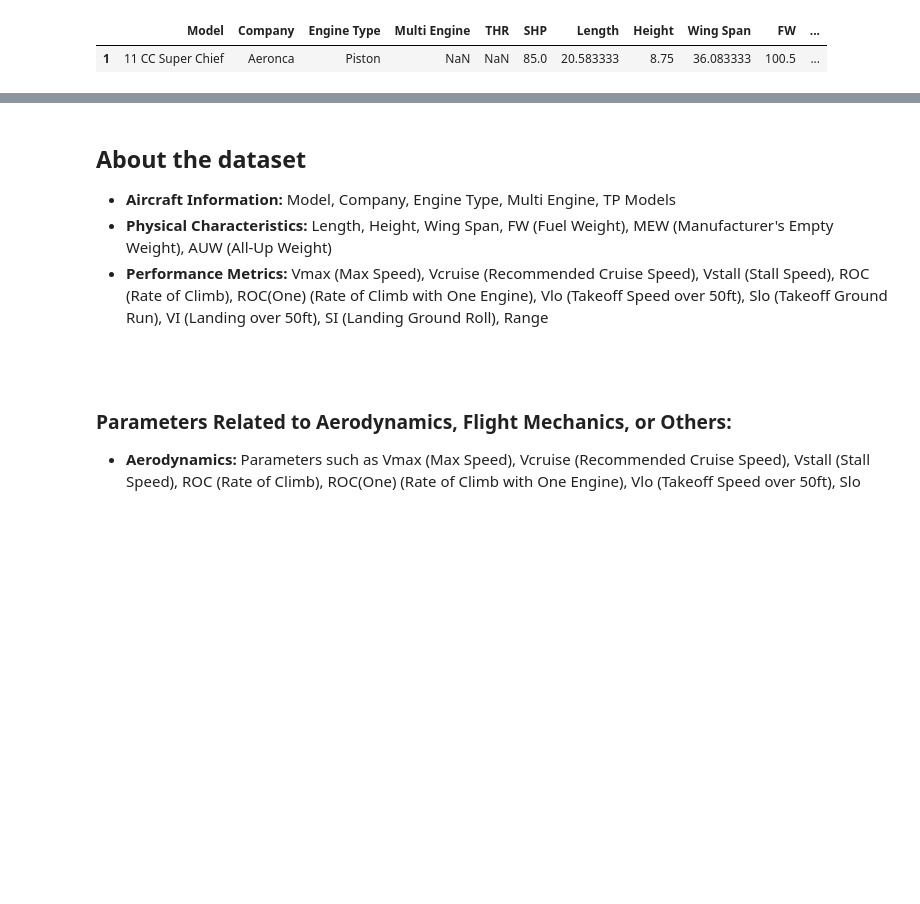
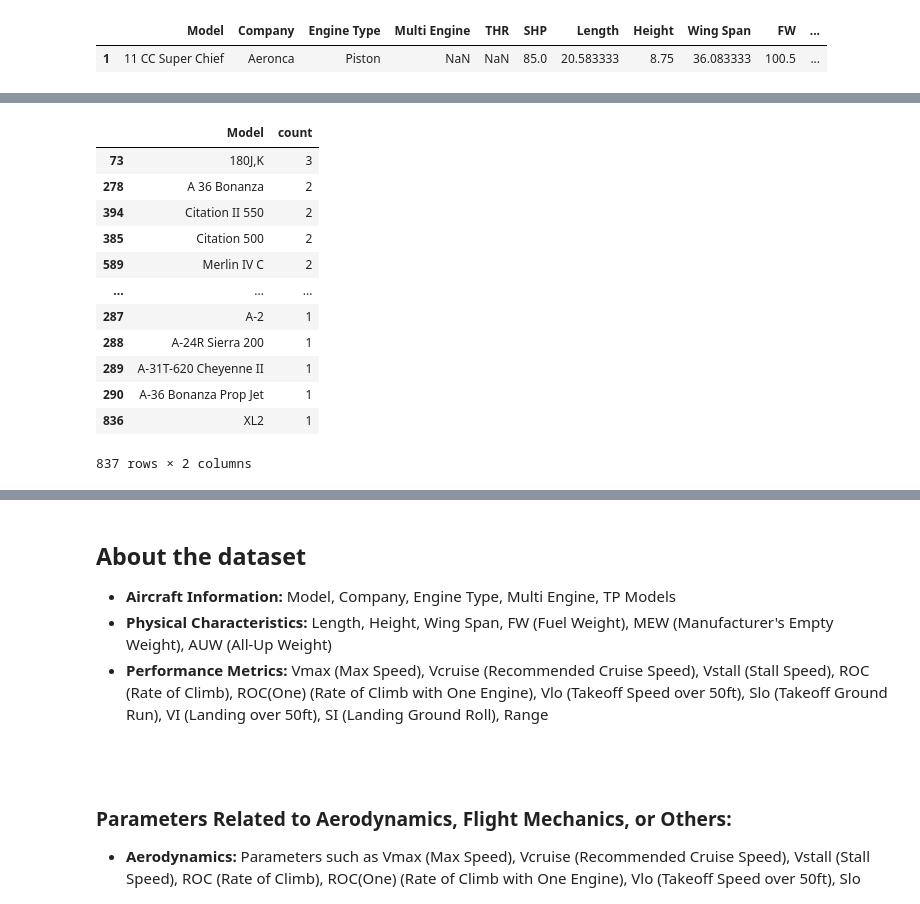
Before and after one commit to stahir01/Master-Thesis, a Jupyter notebook: Master_Thesis_Datasets.ipynb, the cells around one changed output, grey strips where cells are left out. Cells and saved outputs as stored; diff of their text form; code cells hidden in the pictures; blank space fills up the shorter version.

```diff
--- a/Master_Thesis_Datasets.ipynb
+++ b/Master_Thesis_Datasets.ipynb
@@ -228,0 +272,17 @@ boeing_747
+# %%
+model_reoccurences = aircraft_performance_dataset.groupby('Model').size().reset_index(name='count').sort_values(by='count', ascending=False)
+model_reoccurences
+# %% [output]
+|  | Model | count |
+| 73 | 180J,K | 3 |
+| 278 | A 36 Bonanza | 2 |
+| 394 | Citation II 550 | 2 |
+| 385 | Citation 500 | 2 |
+| 589 | Merlin IV C | 2 |
+| ... | ... | ... |
+| 287 | A-2 | 1 |
+| 288 | A-24R Sierra 200 | 1 |
+| 289 | A-31T-620 Cheyenne II | 1 |
+| 290 | A-36 Bonanza Prop Jet | 1 |
+| 836 | XL2 | 1 |
+837 rows × 2 columns
```
Also changed, not shown: parts of 17 cells of this notebook, 1 other file.
